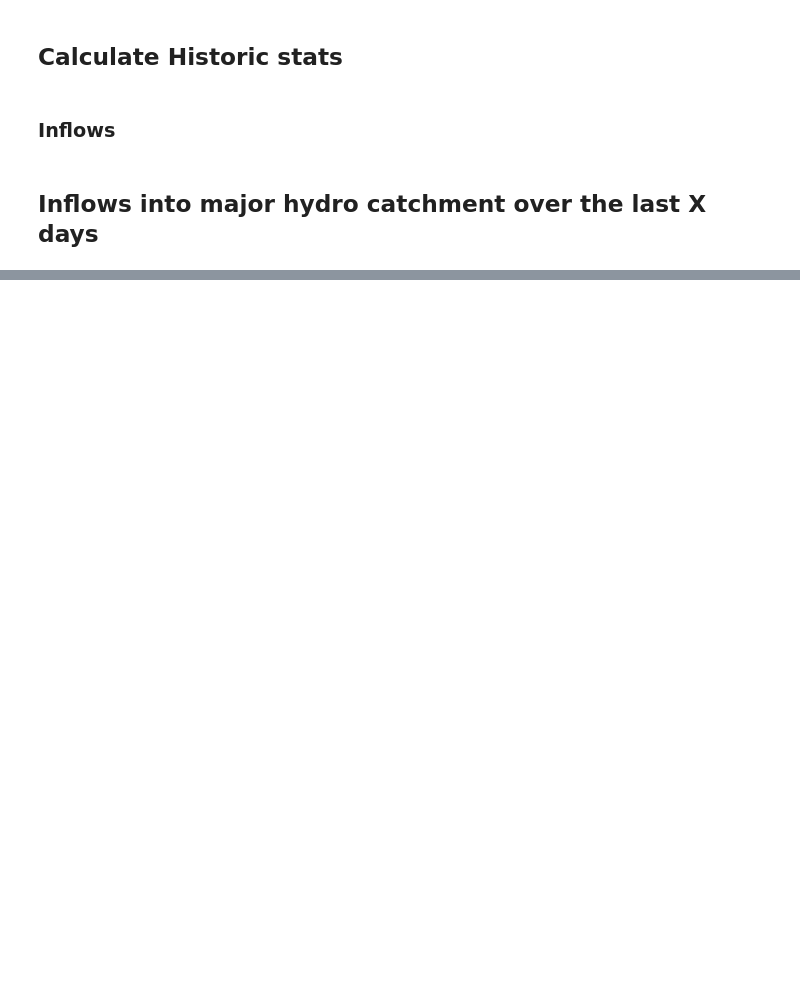
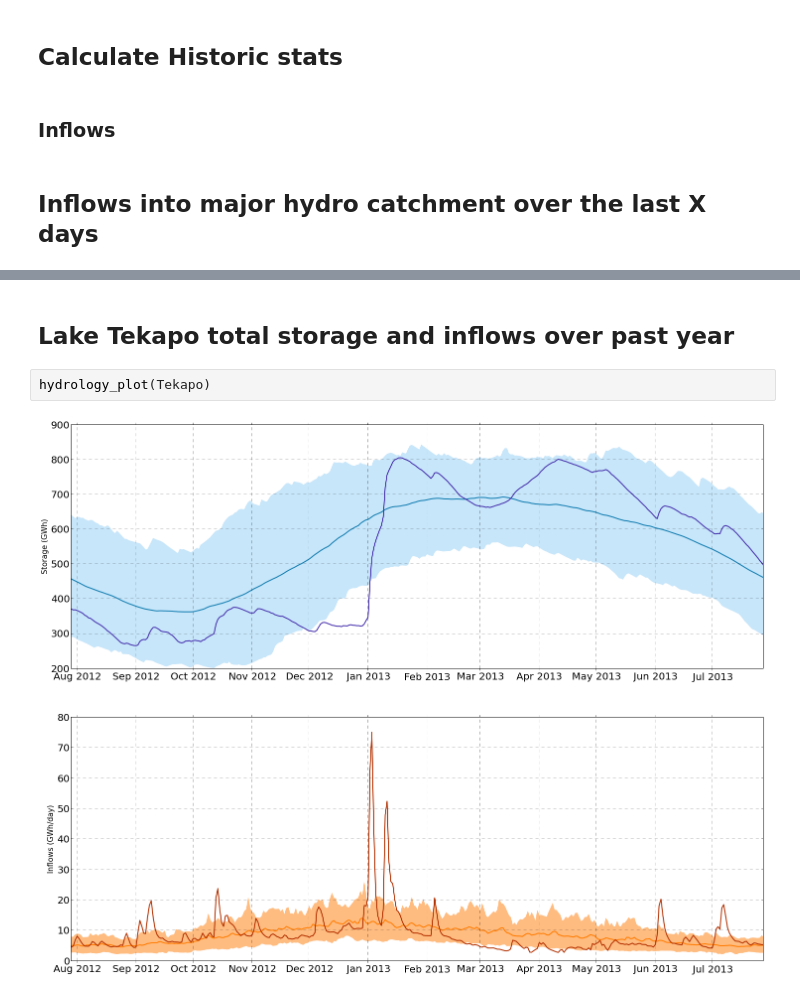
Before and after one commit to jcrabtree/reporting, a Jupyter notebook: hydrology.ipynb, the cells around one changed output, grey strips where cells are left out. Cells and saved outputs as stored; diff of their text form; blank space fills up the shorter version.

```diff
--- a/hydrology.ipynb
+++ b/hydrology.ipynb
@@ -91,0 +115,6 @@ x
+# %% [markdown]
+## Lake Tekapo total storage and inflows over past year
+# %%
+hydrology_plot(Tekapo)
+# %% [output]
+[figure, added]
```
Also changed, not shown: parts of 22 cells of this notebook.
